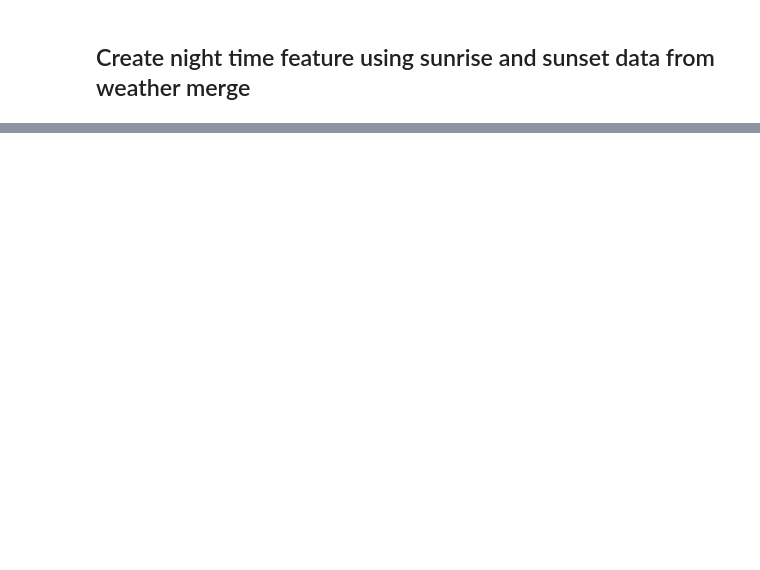
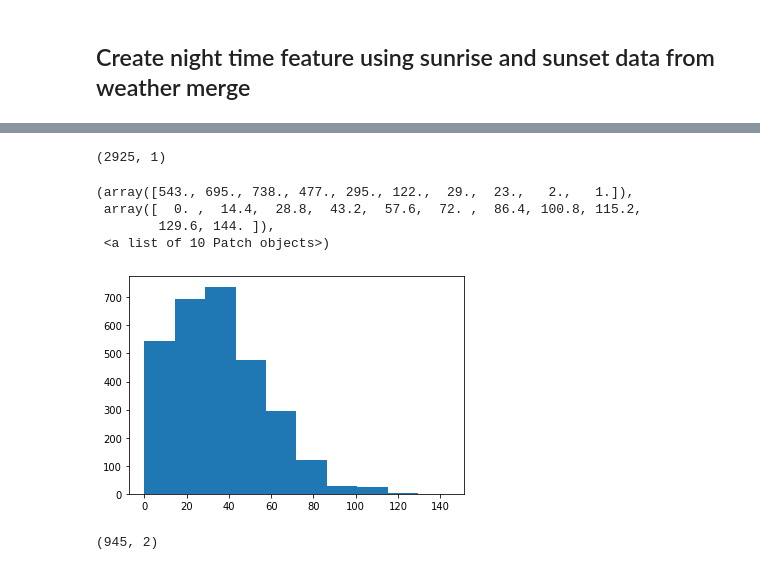
Before and after one commit to sedelmeyer/predicting-crime, a Jupyter notebook: notebooks/022_FEATURES_build_model_features.ipynb, the cells around one changed output, grey strips where cells are left out. Saved outputs shown, nothing was run; the diff lists cells and outputs as text; code cells hidden in the pictures; blank space fills up the shorter version.

Commit message:
features: streetlight merge algorithm added

```diff
--- a/notebooks/022_FEATURES_build_model_features.ipynb
+++ b/notebooks/022_FEATURES_build_model_features.ipynb
@@ -277,0 +287,5 @@ memory usage: 49.6+ MB
+# %%
+# create night time indicator feature
+df_crime['night'] = (
+    (df_crime['time'] < df_crime['sunrise']) | (df_crime['time'] > df_crime['sunset'])
+).astype(int)
@@ -277,0 +307,2 @@ memory usage: 49.6+ MB
+# %%
+df_lights = pd.read_csv(readfile_streetlights)
@@ -277,0 +409,3 @@ memory usage: 49.6+ MB
+# %%
+crime_locs = df_crime[['lat','lon']].values
+light_locs = df_lights[['Lat', 'Long']].values
@@ -277,0 +437,14 @@ memory usage: 49.6+ MB
+# %%
+%%time
+threshold = 100
+n_splits = 155 # because the kernel will crash if more than 1K are processed at a time
+splits = np.array_split(crime_locs, n_splits)
+
+
+for i, split in enumerate(splits):
+    distances = distance(split[:, None], light_locs)
+    densities = np.sum((distances<100).astype(int), axis=1).reshape(-1,1)
+    if i == 0:
+        streetlights = densities.copy()
+    else:
+        streetlights = np.vstack([streetlights.copy(), densities.copy()])
@@ -277,0 +454,16 @@ memory usage: 49.6+ MB
+# %%
+streetlights.shape
+# %% [output]
+(2925, 1)
+# %%
+plt.hist(streetlights)
+# %% [output]
+(array([543., 695., 738., 477., 295., 122.,  29.,  23.,   2.,   1.]),
+ array([  0. ,  14.4,  28.8,  43.2,  57.6,  72. ,  86.4, 100.8, 115.2,
+        129.6, 144. ]),
+ <a list of 10 Patch objects>)
+[figure, added]
+# %%
+np.array(splits)[0].shape
+# %% [output]
+(945, 2)
```
Also changed, not shown: parts of 19 cells of this notebook.
